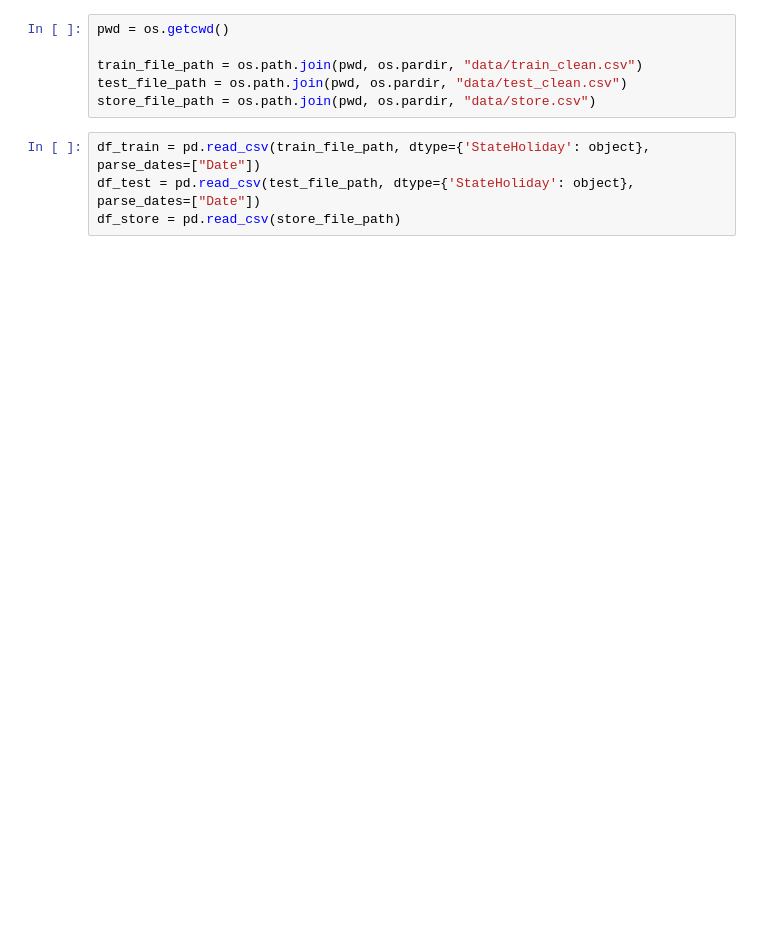
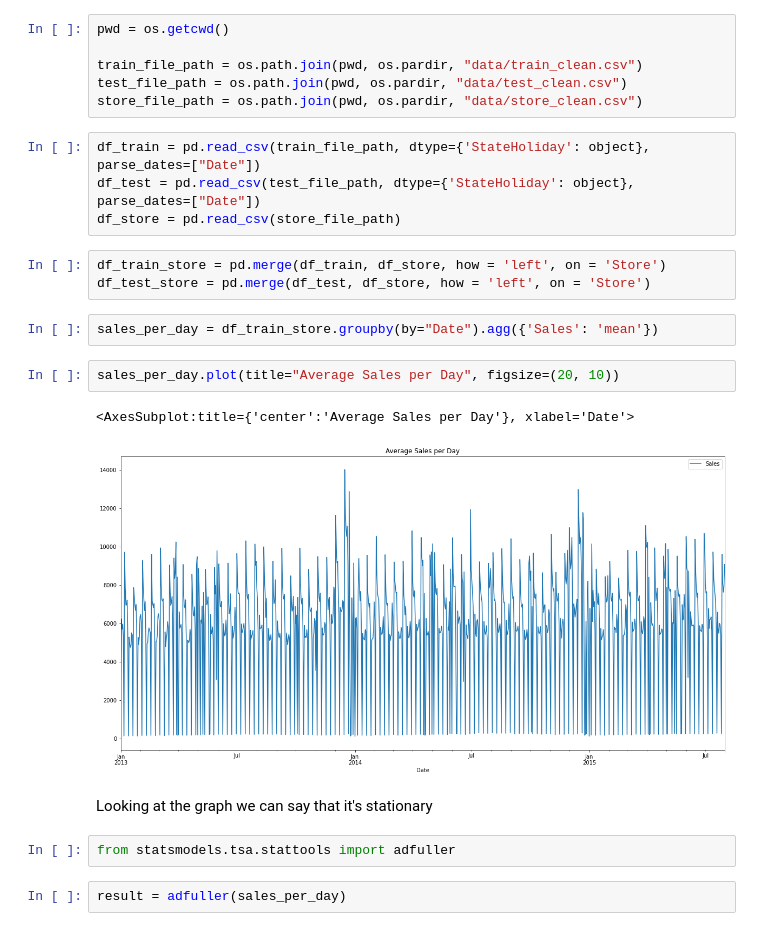
Before and after one commit to nahomfix/Pharmaceutical-Sales, a Jupyter notebook: notebooks/deep_learning.ipynb, the cells around one changed output. Saved outputs shown, nothing was run; the diff lists cells and outputs as text; blank space fills up the shorter version.

```diff
--- a/notebooks/deep_learning.ipynb
+++ b/notebooks/deep_learning.ipynb
@@ -22,8 +22,24 @@ pwd = os.getcwd()
 
 train_file_path = os.path.join(pwd, os.pardir, "data/train_clean.csv")
 test_file_path = os.path.join(pwd, os.pardir, "data/test_clean.csv")
-store_file_path = os.path.join(pwd, os.pardir, "data/store.csv")
+store_file_path = os.path.join(pwd, os.pardir, "data/store_clean.csv")
 # %%
 df_train = pd.read_csv(train_file_path, dtype={'StateHoliday': object}, parse_dates=["Date"])
 df_test = pd.read_csv(test_file_path, dtype={'StateHoliday': object}, parse_dates=["Date"])
 df_store = pd.read_csv(store_file_path)
+# %%
+df_train_store = pd.merge(df_train, df_store, how = 'left', on = 'Store')
+df_test_store = pd.merge(df_test, df_store, how = 'left', on = 'Store')
+# %%
+sales_per_day = df_train_store.groupby(by="Date").agg({'Sales': 'mean'})
+# %%
+sales_per_day.plot(title="Average Sales per Day", figsize=(20, 10))
+# %% [output]
+<AxesSubplot:title={'center':'Average Sales per Day'}, xlabel='Date'>
+[figure, added]
+# %% [markdown]
+Looking at the graph we can say that it's stationary
+# %%
+from statsmodels.tsa.stattools import adfuller
+# %%
+result = adfuller(sales_per_day)
```
Also changed, not shown: parts of 30 cells of this notebook, 1 other file.
